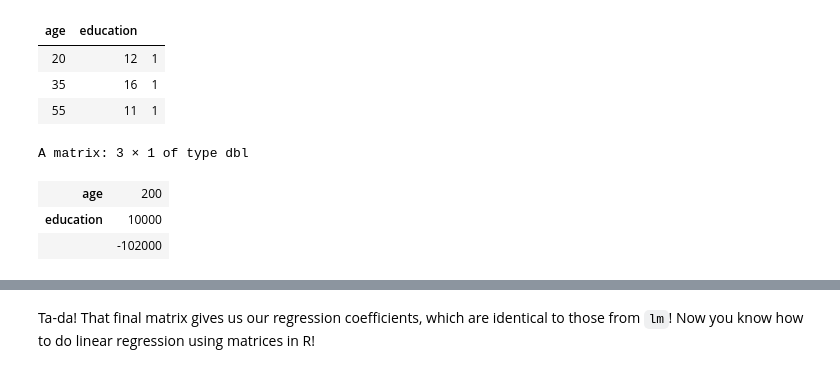
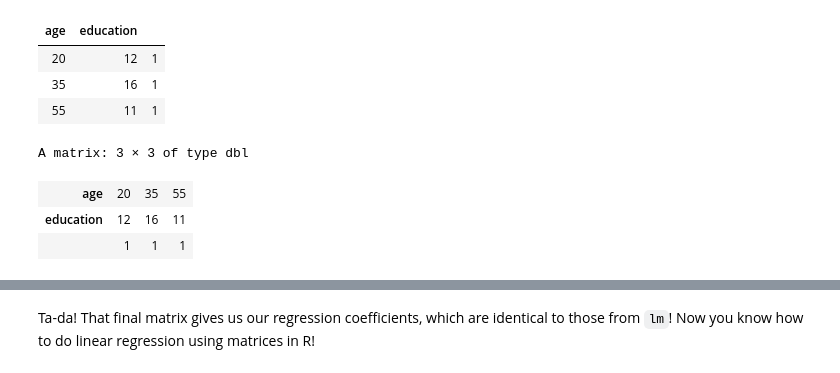
Before and after one commit to nickeubank/cm4ss, a Jupyter notebook: source/intro_to_matrices.ipynb, the cells around one changed output, grey strips where cells are left out. Drawn from its saved outputs; the diff is of its cells as text; code cells hidden in the pictures.

```diff
--- a/source/intro_to_matrices.ipynb
+++ b/source/intro_to_matrices.ipynb
@@ -236,13 +248,15 @@ A matrix: 3 × 3 of type dbl
 | 20 | 12 | 1 |
 | 35 | 16 | 1 |
 | 55 | 11 | 1 |
-# %%
-# Write out the linear regression formula in matrix form
-# Note that `solve` gets the inverse of a matrix.
-
-solve(t(X) %*% X) %*% (t(X) %*% income)
-# %% [output]
-A matrix: 3 × 1 of type dbl
-| age | 200 |
-| education | 10000 |
-|  | -102000 |
+# %%
+# Then we can calculate the components separately
+# to make the mapping to the formula clear.
+# Here's X' (i.e. X transpose)
+
+X_transpose <- t(X)
+X_transpose
+# %% [output]
+A matrix: 3 × 3 of type dbl
+| age | 20 | 35 | 55 |
+| education | 12 | 16 | 11 |
+|  | 1 | 1 | 1 |
```
Also changed, not shown: parts of 6 cells of this notebook, 14 other files.
